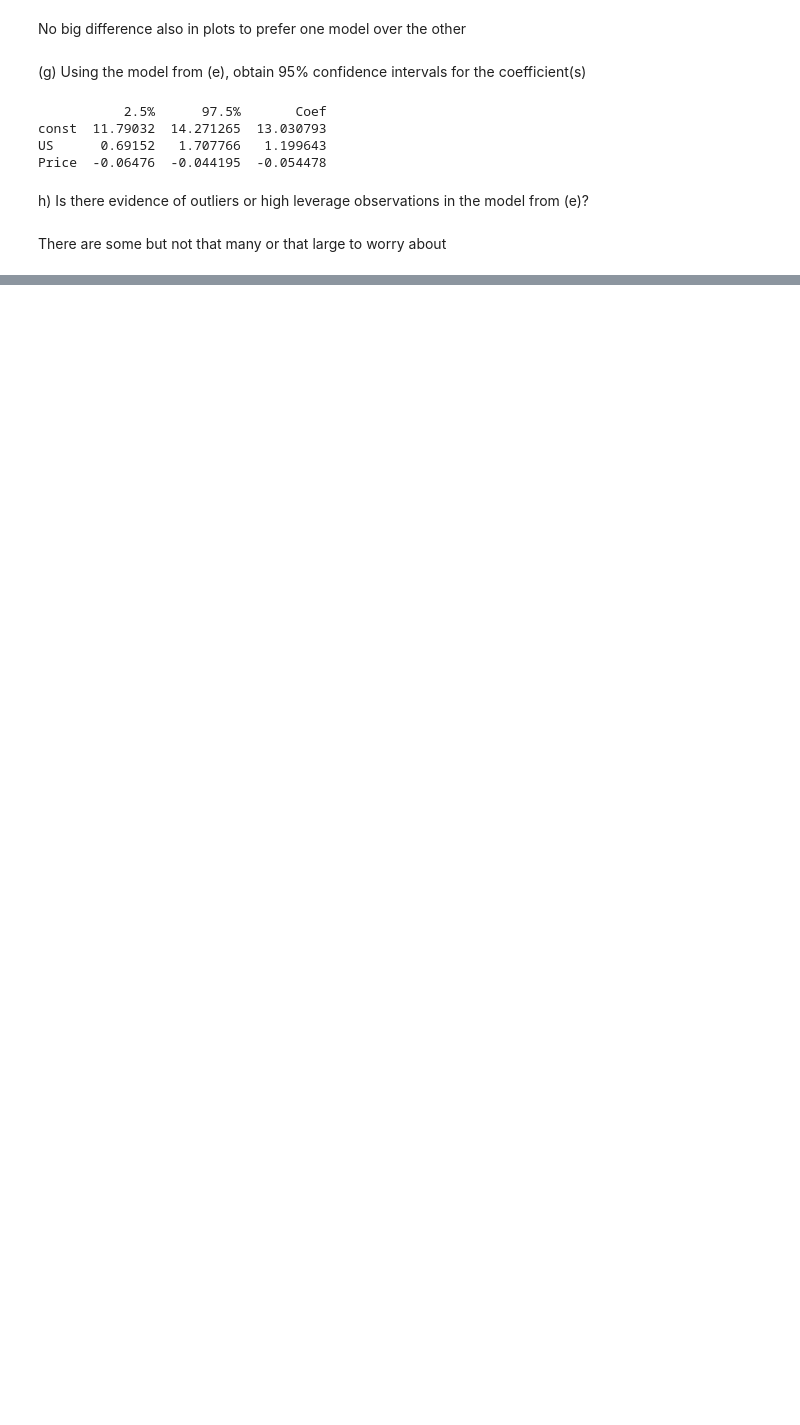
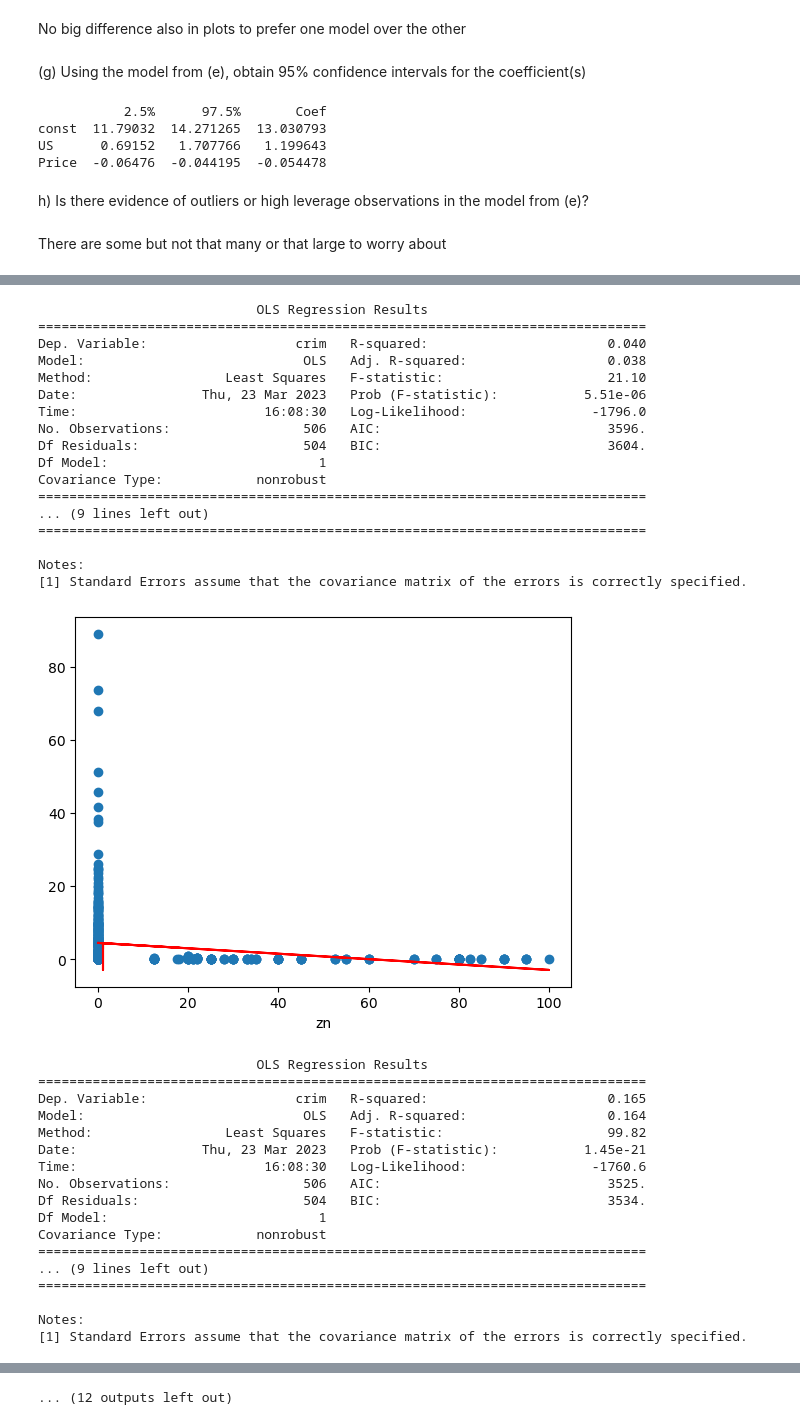
Before and after one commit to Reytrei/ST3187_Assignment2, a Jupyter notebook: Assignment2.ipynb, the cells around one changed output, grey strips where cells are left out. Drawn from its saved outputs; the diff is of its cells as text; code cells hidden in the pictures; blank space fills up the shorter version.

```diff
--- a/Assignment2.ipynb
+++ b/Assignment2.ipynb
@@ -177,0 +190,3 @@ There are some but not that many or that large to worry about
+# %%
+url = 'https://raw.githubusercontent.com/JWarmenhoven/ISLR-python/master/Notebooks/Data/Boston.csv'
+boston = pd.read_csv(url)
@@ -177,0 +222,50 @@ There are some but not that many or that large to worry about
+# %%
+coef_a = []
+y = boston['crim']
+for i in range(1,13):
+    feature_name = boston.columns[i]
+    X = boston[[feature_name]]
+    X= sm.add_constant(X)
+    reg = sm.OLS(y,X).fit()
+    coef_a.append(reg.params[1])
+    print(reg.summary())
+    plt.scatter(boston[feature_name], y)
+    plt.plot(X, reg.predict(X), color = 'red')
+    plt.xlabel(feature_name)
+    plt.show()
+# %% [output]
+                            OLS Regression Results
+==============================================================================
+Dep. Variable:                   crim   R-squared:                       0.040
+Model:                            OLS   Adj. R-squared:                  0.038
+Method:                 Least Squares   F-statistic:                     21.10
+Date:                Thu, 23 Mar 2023   Prob (F-statistic):           5.51e-06
+Time:                        16:08:30   Log-Likelihood:                -1796.0
+No. Observations:                 506   AIC:                             3596.
+Df Residuals:                     504   BIC:                             3604.
+Df Model:                           1
+Covariance Type:            nonrobust
+==============================================================================
+... (9 lines left out)
+==============================================================================
+
+Notes:
+[1] Standard Errors assume that the covariance matrix of the errors is correctly specified.
+[figure, added]
+                            OLS Regression Results
+==============================================================================
+Dep. Variable:                   crim   R-squared:                       0.165
+Model:                            OLS   Adj. R-squared:                  0.164
+Method:                 Least Squares   F-statistic:                     99.82
+Date:                Thu, 23 Mar 2023   Prob (F-statistic):           1.45e-21
+Time:                        16:08:30   Log-Likelihood:                -1760.6
+No. Observations:                 506   AIC:                             3525.
+Df Residuals:                     504   BIC:                             3534.
+Df Model:                           1
+Covariance Type:            nonrobust
+==============================================================================
+... (9 lines left out)
+==============================================================================
+
+Notes:
+[1] Standard Errors assume that the covariance matrix of the errors is correctly specified.
@@ -177,0 +345 @@ There are some but not that many or that large to worry about
+... (12 outputs left out)
```
Also changed, not shown: parts of 17 cells of this notebook.
